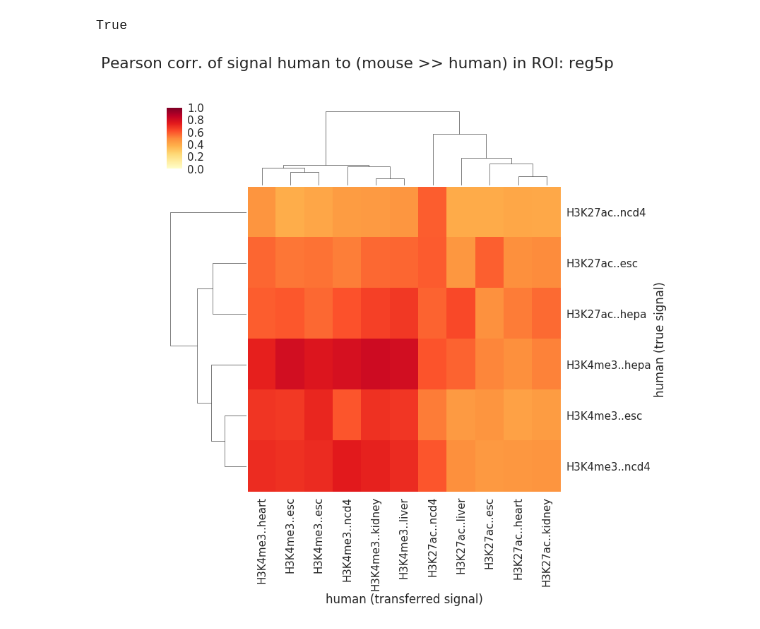
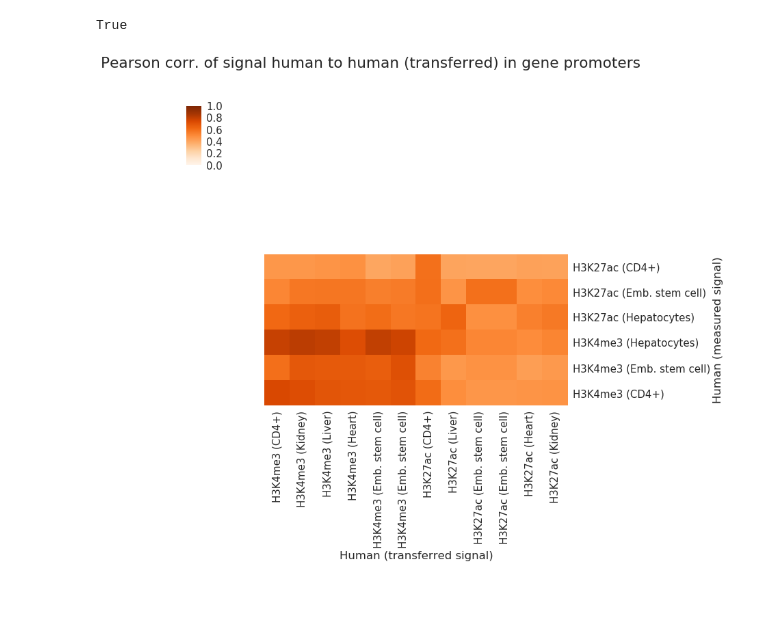
Before and after one commit to ptrebert/project-cross-species, a Jupyter notebook: notebooks/plotting/plot_sigcorr_matrix.ipynb, the cells around one changed output. Cells and saved outputs as stored; diff of their text form; code cells hidden in the pictures; blank space fills up the shorter version.

Commit message:
ENH: minor polishing of figures (not manually, yet)

```diff
--- a/notebooks/plotting/plot_sigcorr_matrix.ipynb
+++ b/notebooks/plotting/plot_sigcorr_matrix.ipynb
@@ -12,6 +12,8 @@ import scipy.spatial.distance as dst
 import numpy as np
 import pandas as pd
 import seaborn as sns
+
+date = '20180314'
 
 sns.set(style='white',
         font_scale=1.5,
@@ -35,6 +37,9 @@ outfolder = '/TL/deep-external01/nobackup/pebert/cloudshare/mpiinf/phd/chapter_p
 prom_marks = ['H3K4me3', 'H3K27ac']
 body_marks = ['H3K36me3']
 
+# color_map = "YlOrRd"
+color_map = 'Oranges'
+
 
 def load_json(fpath):
     collector = []
@@ -44,43 +49,6 @@ def load_json(fpath):
         for chrom, info in data:
             collector.append(info[measure]['stat'])
     return np.median(collector)
-
-
-def plot_heatmap(dataset, title):
-
-    if dataset.shape == (15, 30):
-        fig, ax = plt.subplots(figsize=(20, 15))
-        cbar_ax = fig.add_axes([0.95, 0.3, 0.035, 0.4])
-    elif dataset.shape == (15, 15):
-        fig, ax = plt.subplots(figsize=(15, 15))
-        cbar_ax = fig.add_axes([0.95, 0.3, 0.035, 0.4])
-    elif dataset.shape == (30, 30):
-        fig, ax = plt.subplots(figsize=(20, 20))
-        cbar_ax = fig.add_axes([0.95, 0.3, 0.035, 0.4])
-    elif dataset.shape in [(6, 11), (3, 11), (6, 6), (3, 6), (6, 3), (11, 11)]:
-        fig, ax = plt.subplots(figsize=(10, 8))
-        cbar_ax = fig.add_axes([0.95, 0.3, 0.035, 0.4])
-    elif dataset.shape == (11, 6):
-        fig, ax = plt.subplots(figsize=(10, 8))
-        cbar_ax = fig.add_axes([0.75, 0.3, 0.035, 0.4])
-    elif dataset.shape == (3, 3):
-        fig, ax = plt.subplots(figsize=(6, 4))
-        cbar_ax = fig.add_axes([0.8, 0.3, 0.035, 0.4])
-    else:
-        raise AssertionError()
-    row_labels = ['..'.join(l.split('_')[:2]) for l in dataset.index.tolist()]
-    col_labels = ['..'.join(l.split('_')[:2]) for l in dataset.columns]
-    if dataset.shape[0] == len(row_labels):
-        x_labels = col_labels
-        y_labels = row_labels
-    else:
-        x_labels = row_labels
-        y_labels = col_labels
-    hm = sns.heatmap(dataset, vmin=0, vmax=1, cmap="YlOrRd", center=0.5, annot=False,
-                     xticklabels=x_labels, yticklabels=y_labels, square=True, linewidths=0.5,
-                     ax=ax, cbar_ax=cbar_ax)
-    ax.set_title(title, fontsize=16)
-    return fig
 
 
 def plot_clustermap(dataset, title, xlab, ylab):
@@ -94,19 +62,28 @@ def plot_clustermap(dataset, title, xlab, ylab):
         new_cols.append('..'.join([mark, tissue]))
     dataset.columns = new_cols
 
-    new_idx = []
+    tissue_lut = {'H1hesc': 'Emb. stem cell', 'Ese14': 'Emb. stem cell',
+                  'Ncd4': 'CD4+', 'Hepa': 'Hepatocytes', 'Esc': 'Emb. stem cell'}
+
+    labels = []
     for i in dataset.index:
         mark, tissue, _ = i.split('_')
-        if tissue in ['H1hESC', 'ESE14']:
-            tissue = 'esc'
-        new_idx.append('..'.join([mark, tissue]))
-    dataset.index = new_idx
+        tissue = tissue_lut.get(tissue.capitalize(), tissue.capitalize())
+        labels.append('{} ({})'.format(mark, tissue))
+    dataset.index = labels
+    labels = []
+    for c in dataset.columns:
+        mark, tissue = c.split('..')
+        tissue = tissue_lut.get(tissue.capitalize(), tissue.capitalize())
+        labels.append('{} ({})'.format(mark, tissue))
+    dataset.columns = labels
+
     if dataset.shape[0] == dataset.shape[1]:
         dist_data = dst.squareform(1 - dataset.values)
         link = hc.linkage(dist_data, method='average', metric='euclidean')
-        cm = sns.clustermap(dataset, vmin=0, vmax=1, cmap="YlOrRd", center=0.5, annot=False,
+        cm = sns.clustermap(dataset, vmin=0, vmax=1, cmap=color_map, center=0.5, annot=False,
                             row_cluster=True, col_cluster=True, row_linkage=link, col_linkage=link,
-                            square=False)
+                            square=True)
         hm_ax = cm.ax_heatmap
         if dataset.shape == (3, 3):
             yticks = hm_ax.get_ymajorticklabels()
@@ -117,9 +94,9 @@ def plot_clustermap(dataset, title, xlab, ylab):
             for item in xticks:
                 item.set_rotation(90)
     else:
-        cm = sns.clustermap(dataset, vmin=0, vmax=1, cmap="YlOrRd", center=0.5, annot=False,
+        cm = sns.clustermap(dataset, vmin=0, vmax=1, cmap=color_map, center=0.5, annot=False,
                             row_cluster=True, col_cluster=True, method='average', metric='euclidean',
-                            square=False)
+                            square=True)
         hm_ax = cm.ax_heatmap
         if dataset.shape == (3, 6):
             yticks = hm_ax.get_ymajorticklabels()
@@ -131,6 +108,8 @@ def plot_clustermap(dataset, title, xlab, ylab):
                 item.set_rotation(90)
         else:
             pass
+    cm.ax_row_dendrogram.set_visible(False)
+    cm.ax_col_dendrogram.set_visible(False)
     hm_ax.set_xlabel(xlab)
     hm_ax.set_ylabel(ylab)
     fig = cm.fig
@@ -144,7 +123,7 @@ def run_map_corr():
         return False
     corr_files = os.listdir(map_corr)
     for assm in ['hg19', 'mm9']:
-        for region in ['reg5p', 'body']:
+        for region, regname in zip(['reg5p', 'body'], ['promoters', 'bodies']):
             datafiles = fnm.filter(corr_files, '*_{}_*_vs_*{}.json'.format(assm, region))
             rows = col.defaultdict(list)
             for df in datafiles:
@@ -169,18 +148,19 @@ def run_map_corr():
             other = 'mm9' if assm == 'hg19' else 'hg19'
             spec_a = plot_colors['mapping'][assm]['species']
             spec_b = plot_colors['mapping'][other]['species']
-            title = 'Pearson corr. of signal {} to ({} >> {}) in ROI: {}'.format(spec_a, spec_b, spec_a, region)
-            #hm = plot_heatmap(df, title)
-            xlabel = '{} (transferred signal)'.format(spec_a)
-            ylabel = '{} (true signal)'.format(spec_a)
+            title = 'Pearson corr. of signal {} to {} (transferred) in gene {}'.format(spec_a, spec_a, regname)
+            xlabel = '{} (transferred signal)'.format(spec_a.capitalize())
+            ylabel = '{} (measured signal)'.format(spec_a.capitalize())
             cm, exart = plot_clustermap(df, title, xlabel, ylabel)
 
             if save_figures:
-                outname = '_'.join(['fig_X_supp_corr', assm, other, region])
+                outname = '_'.join([date, 'fig_X_supp_corr', assm, other, region])
                 outpath = os.path.join(outfolder, outname + '.svg')
                 cm.savefig(outpath, bbox_inches='tight', extra_artists=exart)
                 outpath = os.path.join(outfolder, outname + '.png')
                 cm.savefig(outpath, bbox_inches='tight', extra_artists=exart, dpi=300)
+                outpath = os.path.join(outfolder, outname + '.pdf')
+                cm.savefig(outpath, bbox_inches='tight', extra_artists=exart)
     return True
 
 
@@ -189,7 +169,7 @@ def run_src_corr():
         return False
     corr_files = os.listdir(src_corr)
     for assm in ['hg19', 'mm9']:
-        for region in ['reg5p', 'body']:
+        for region, regname in zip(['reg5p', 'body'], ['promoters', 'bodies']):
             datafiles = fnm.filter(corr_files, '*_{}_*_{}.json'.format(assm, region))
             rows = col.defaultdict(list)
             for df in datafiles:
@@ -200,36 +180,37 @@ def run_src_corr():
                     if not (comp[4] in prom_marks and comp[9] in prom_marks):
                         continue
                 if region == 'body':
                     if not (comp[4] in body_marks and comp[9] in body_marks):
                         continue
                 stat = load_json(os.path.join(src_corr, df))
                 rows[l1].append((l2, stat))
                 rows[l2].append((l1, stat))
             prep = []
             for label, row in rows.items():
                 df = pd.DataFrame([[x[1] for x in row]], dtype=np.float32,
                                   columns=[x[0] for x in row], index=[label])
                 df = df.loc[:, ~df.columns.duplicated(keep='first')]
                 prep.append(df)
             df = pd.concat(prep, axis=0, ignore_index=False)
             df.sort_index(axis=0, inplace=True)
-            title = 'Pearson corr. of signal {} to {} in ROI: {}'.format(assm, assm, region)
-            #hm = plot_heatmap(df, title)
+            title = 'Pearson corr. of signal {} to {} in gene {}'.format(assm, assm, regname)
             spec_a = plot_colors['mapping'][assm]['species']
-            xlabel = '{} (true signal)'.format(spec_a)
-            ylabel = '{} (true signal)'.format(spec_a)
+            xlabel = '{} (measured signal)'.format(spec_a.capitalize())
+            ylabel = '{} (measured signal)'.format(spec_a.capitalize())
             cm, exart = plot_clustermap(df, title, xlabel, ylabel)
             if save_figures:
-                outname = '_'.join(['fig_X_supp_corr', assm, assm, region])
+                outname = '_'.join([date, 'fig_X_supp_corr', assm, assm, region])
                 outpath = os.path.join(outfolder, outname + '.svg')
                 cm.savefig(outpath, bbox_inches='tight', extra_artists=exart)
                 outpath = os.path.join(outfolder, outname + '.png')
                 cm.savefig(outpath, bbox_inches='tight', extra_artists=exart, dpi=300)
+                outpath = os.path.join(outfolder, outname + '.pdf')
+                cm.savefig(outpath, bbox_inches='tight', extra_artists=exart)
     return True
 
 
 run_map_corr()
 run_src_corr()
 # %% [output]
 True
-[figure, old version]
+[figure, new version]
```
Also changed, not shown: parts of 1 cell of this notebook, 1 other file.
